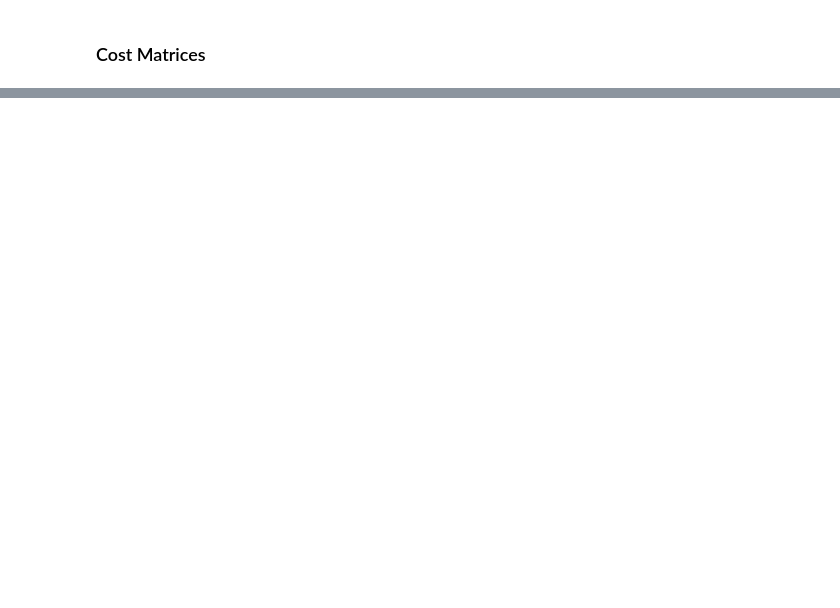
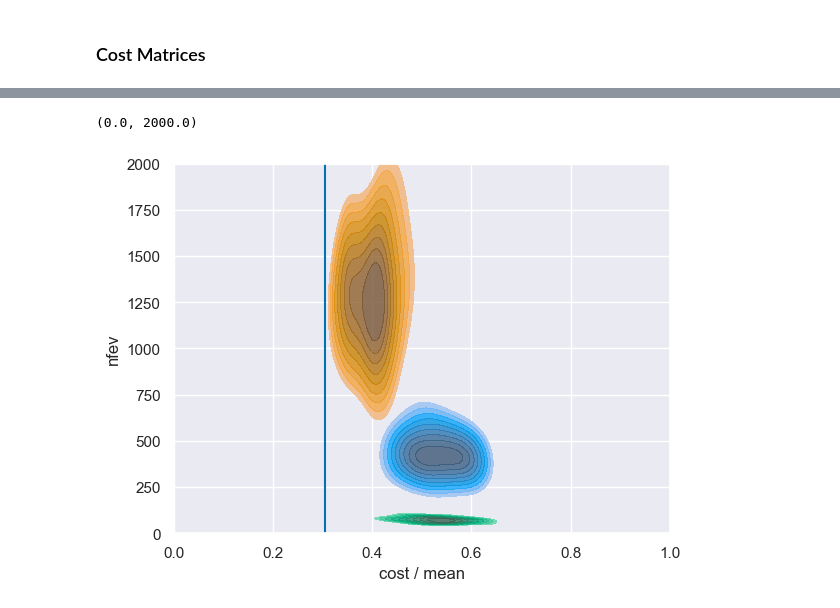
Before and after one commit to Batmaev/qua, a Jupyter notebook: Classical/annealing.ipynb, the cells around one changed output, grey strips where cells are left out. Cells and saved outputs as stored; diff of their text form; code cells hidden in the pictures; blank space fills up the shorter version.

```diff
--- a/Classical/annealing.ipynb
+++ b/Classical/annealing.ipynb
@@ -157,0 +313,11 @@ ann10 = extensively_test_classical_method(cost_matrix_10, solve_tsp_simulated_an
+# %%
+sns.kdeplot(data = qs[qs['n_towns'] == 9], x = 'cost / mean', y = 'nfev', fill = True, thresh = 0.5, alpha = 0.8, cut = 0)
+sns.kdeplot(data = ann9, x = 'cost / mean', y = 'nfev', fill = True, thresh = 0.5, alpha = 0.8, cut = 0)
+sns.kdeplot(data = ls9, x = 'cost / mean', y = 'nfev', fill = True, thresh = 0.5, alpha = 0.8, cut = 0)
+plt.axvline(brute9['min_cost'] / brute9['mean'])
+plt.gca().set_xlim(0, 1)
+plt.gca().set_ylim(0, 2000)
+#plt.savefig('./blobs.pdf', bbox_inches = 'tight')
+# %% [output]
+(0.0, 2000.0)
+[figure, added]
```
Also changed, not shown: parts of 47 cells of this notebook, 3 other files.
